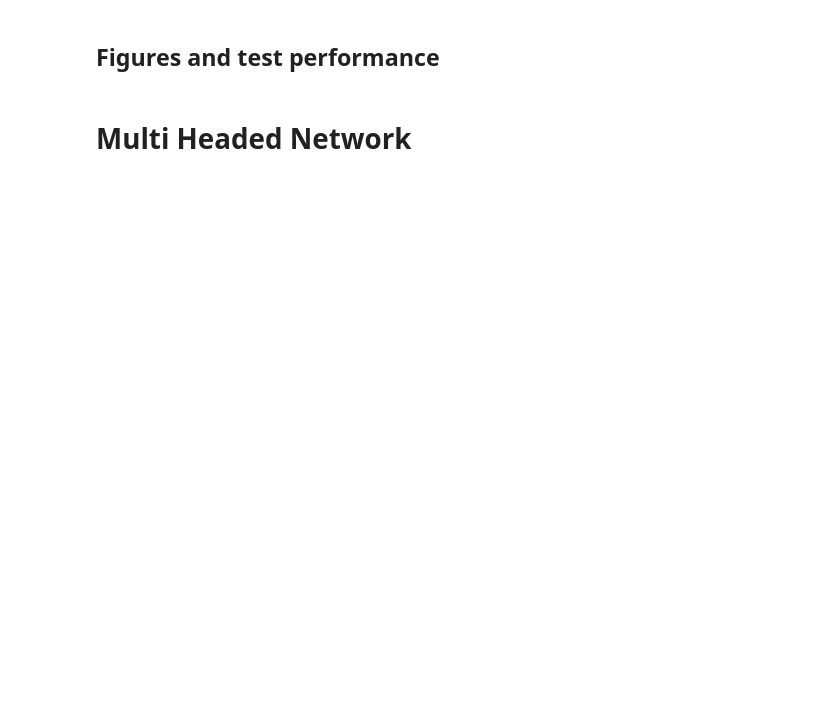
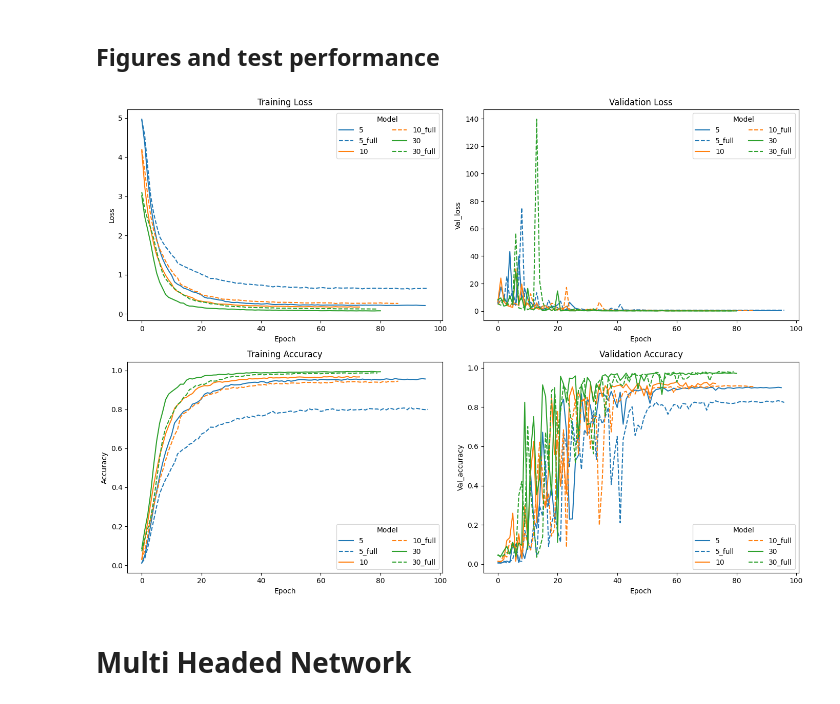
Before and after one commit to CoenBuller/IDL_Assignment_2, a Jupyter notebook: task_2/Task_2.ipynb, the cells around one changed output. Drawn from its saved outputs; the diff is of its cells as text; code cells hidden in the pictures; blank space fills up the shorter version.

```diff
--- a/task_2/Task_2.ipynb
+++ b/task_2/Task_2.ipynb
@@ -152,7 +174,50 @@ InternalError: Failed copying input tensor from /job:localhost/replica:0/task:0/
 # %% [markdown]
 ## Figures and test performance
 # %%
-############### Code for figures can be made here ######################
+#read files:
+files_all = sorted(glob.glob("classifier_*.csv"))
+files_base = [f for f in files_all if "_full" not in f]
+files_full = [f for f in files_all if "_full" in f]
+
+# Ordine numerico desiderato
+orders = [5, 10, 30]
+
+# Mappa colori coerente per ogni valore di min_accuracy
+colors = {5: "tab:blue", 10: "tab:orange", 30: "tab:green"}
+
+def label_from_file(f):
+    return f.replace("classifier_", "").replace(".csv", "")
+
+plt.figure(figsize=(14,10))
+
+# Helper per plottare
+def plot_metric(metric, title, pos):
+    plt.subplot(2,2,pos)
+    for val in orders:
+        # Base
+        base = f"classifier_{val}.csv"
+        full = f"classifier_{val}_full.csv"
+        if base in files_base:
+            df = pd.read_csv(base)
+            plt.plot(df[metric], "-", color=colors[val], label=f"{val}")
+        if full in files_full:
+            df = pd.read_csv(full)
+            plt.plot(df[metric], "--", color=colors[val], label=f"{val}_full")
+    plt.title(title)
+    plt.xlabel("Epoch")
+    plt.ylabel(metric.capitalize())
+    plt.legend(title="Model", ncol=2)
+
+# --- 4 plot ---
+plot_metric("loss", "Training Loss", 1)
+plot_metric("val_loss", "Validation Loss", 2)
+plot_metric("accuracy", "Training Accuracy", 3)
+plot_metric("val_accuracy", "Validation Accuracy", 4)
+
+plt.tight_layout()
+plt.show()
+# %% [output]
+[figure, added]
 # %% [markdown]
 # Multi Headed Network
 # %%
```
Also changed, not shown: parts of 10 cells of this notebook, 13 other files.
